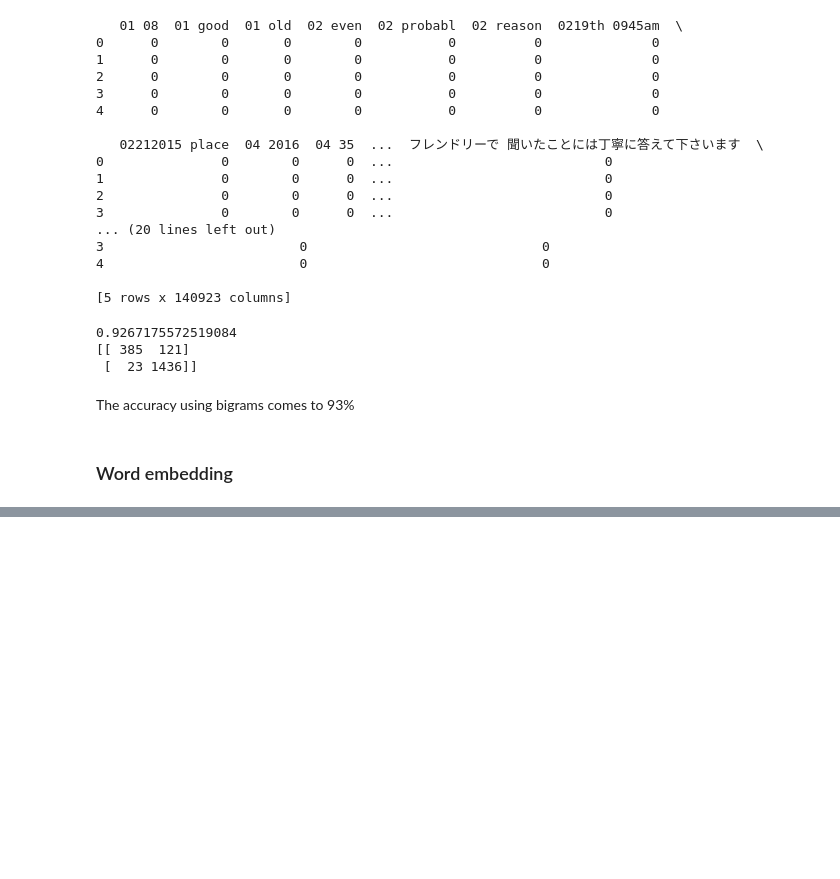
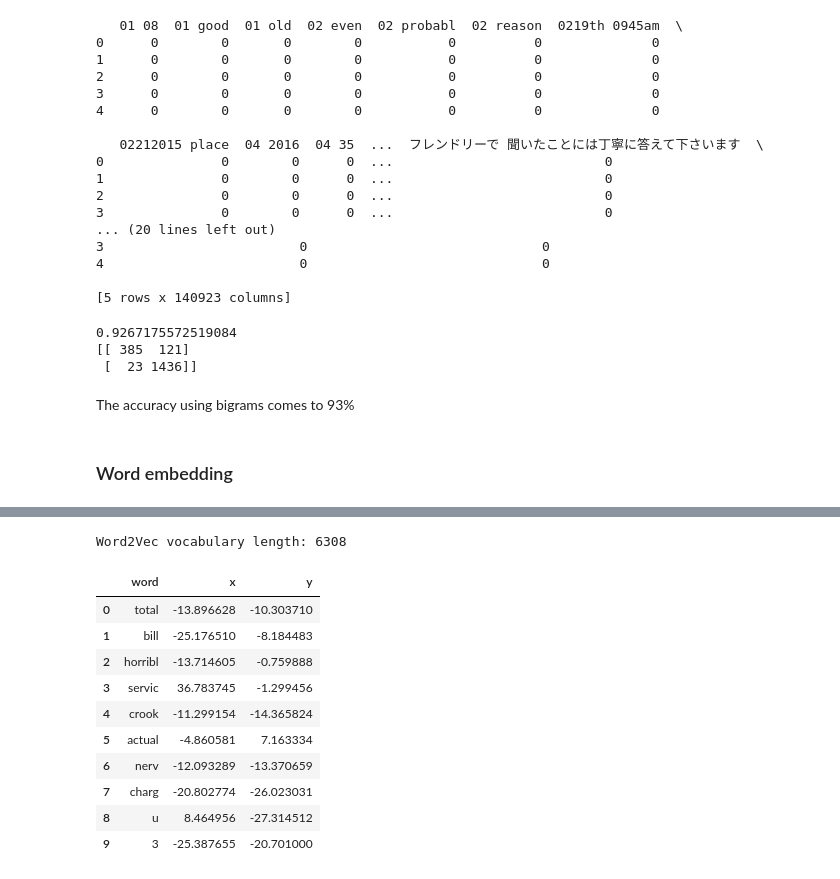
Before and after one commit to nishimishra71/Python, a Jupyter notebook: Capstone_2/Capstone_2.ipynb, the cells around one changed output, grey strips where cells are left out. Cells and saved outputs as stored; diff of their text form; code cells hidden in the pictures; blank space fills up the shorter version.

Commit message:
word embedding

```diff
--- a/Capstone_2/Capstone_2.ipynb
+++ b/Capstone_2/Capstone_2.ipynb
@@ -651,0 +695,34 @@ Word embedding is a language modelling technique used
+# %%
+num_features = 300
+# Minimum word count threshold.
+min_word_count = 3
+
+# Number of threads to run in parallel.
+#more workers, faster we train
+num_workers = multiprocessing.cpu_count()
+
+# Context window length.
+context_size = 7
+
+# Downsample setting for frequent words.
+#0 - 1e-5 is good for this
+downsampling = 1e-3
+
+# Seed for the RNG, to make the results reproducible.
+#random number generator
+#deterministic, good for debugging
+
+seed = 1
+reviews2vec = w2v.Word2Vec(
+    sg=1,
+    seed=seed,
+    workers=num_workers,
+    size=num_features,
+    min_count=min_word_count,
+    window=context_size,
+    sample=downsampling
+)
+reviews2vec.build_vocab(yelp_class['text'].apply(lambda x :tokenizer.tokenize(x)))
+print("Word2Vec vocabulary length:", len(reviews2vec.wv.vocab))
+# %% [output]
+Word2Vec vocabulary length: 6308
@@ -651,0 +731,33 @@ Word embedding is a language modelling technique used
+# %%
+sentences=yelp_class['text'].apply(lambda x :tokenizer.tokenize(x))
+#total_example=reviews2vec.wv.vocab
+reviews2vec.train(sentences,epochs=10,total_examples=reviews2vec.corpus_count)
+
+tsne = sklearn.manifold.TSNE(n_components=2, random_state=0)
+all_word_vectors_matrix = reviews2vec.wv.syn0
+
+all_word_vectors_matrix_2d = tsne.fit_transform(all_word_vectors_matrix)
+# %%
+points = pd.DataFrame(
+    [
+        (word, coords[0], coords[1])
+        for word, coords in [
+            (word, all_word_vectors_matrix_2d[reviews2vec.wv.vocab[word].index])
+            for word in reviews2vec.wv.vocab
+        ]
+    ],
+    columns=["word", "x", "y"])
+# %%
+points.head(10)
+# %% [output]
+|  | word | x | y |
+| 0 | total | -13.896628 | -10.303710 |
+| 1 | bill | -25.176510 | -8.184483 |
+| 2 | horribl | -13.714605 | -0.759888 |
+| 3 | servic | 36.783745 | -1.299456 |
+| 4 | crook | -11.299154 | -14.365824 |
+| 5 | actual | -4.860581 | 7.163334 |
+| 6 | nerv | -12.093289 | -13.370659 |
+| 7 | charg | -20.802774 | -26.023031 |
+| 8 | u | 8.464956 | -27.314512 |
+| 9 | 3 | -25.387655 | -20.701000 |
```
Also changed, not shown: parts of 8 cells of this notebook.
